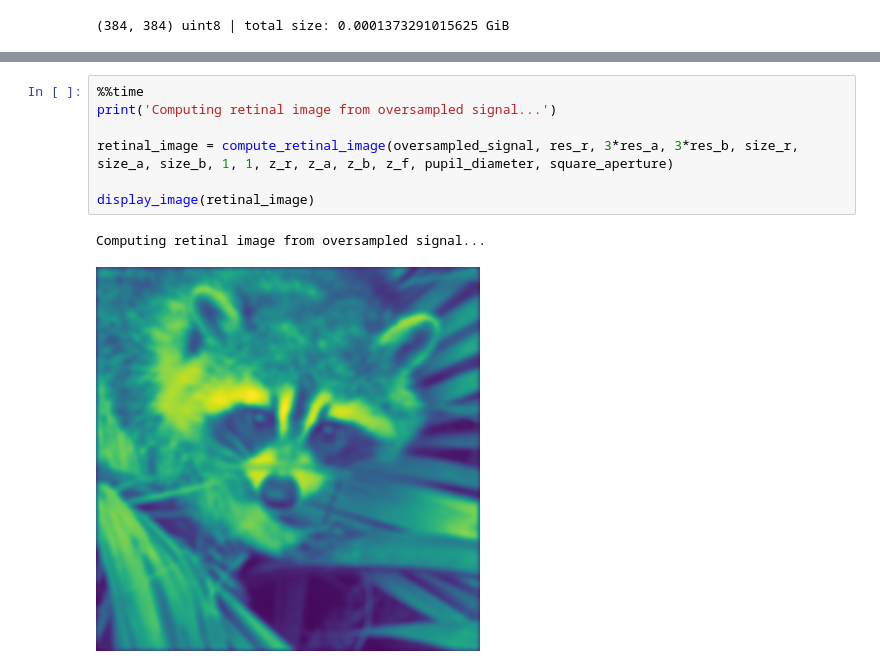
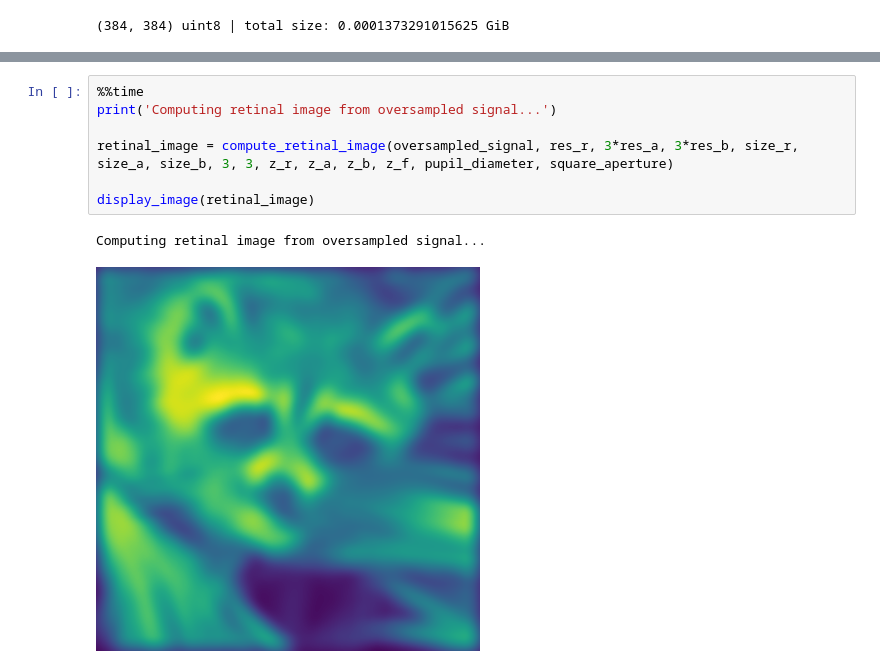
Before and after one commit to raolirom/light-field-prefiltering, a Jupyter notebook: no-filter.ipynb, the cells around one changed output, grey strips where cells are left out. Saved outputs shown, nothing was run; the diff lists cells and outputs as text.

Commit message:
40 vs 120 (with the same lixel size)

```diff
--- a/no-filter.ipynb
+++ b/no-filter.ipynb
@@ -192,10 +192,10 @@ Wall time: 1.02 ms
 # %%
 %%time
 print('Computing retinal image from oversampled signal...')
 
-retinal_image = compute_retinal_image(oversampled_signal, res_r, 3*res_a, 3*res_b, size_r, size_a, size_b, 1, 1, z_r, z_a, z_b, z_f, pupil_diameter, square_aperture)
+retinal_image = compute_retinal_image(oversampled_signal, res_r, 3*res_a, 3*res_b, size_r, size_a, size_b, 3, 3, z_r, z_a, z_b, z_f, pupil_diameter, square_aperture)
 
 display_image(retinal_image)
 # %% [output]
 Computing retinal image from oversampled signal...
-[figure, old version]
+[figure, new version]
```
Also changed, not shown: parts of 7 cells of this notebook.
